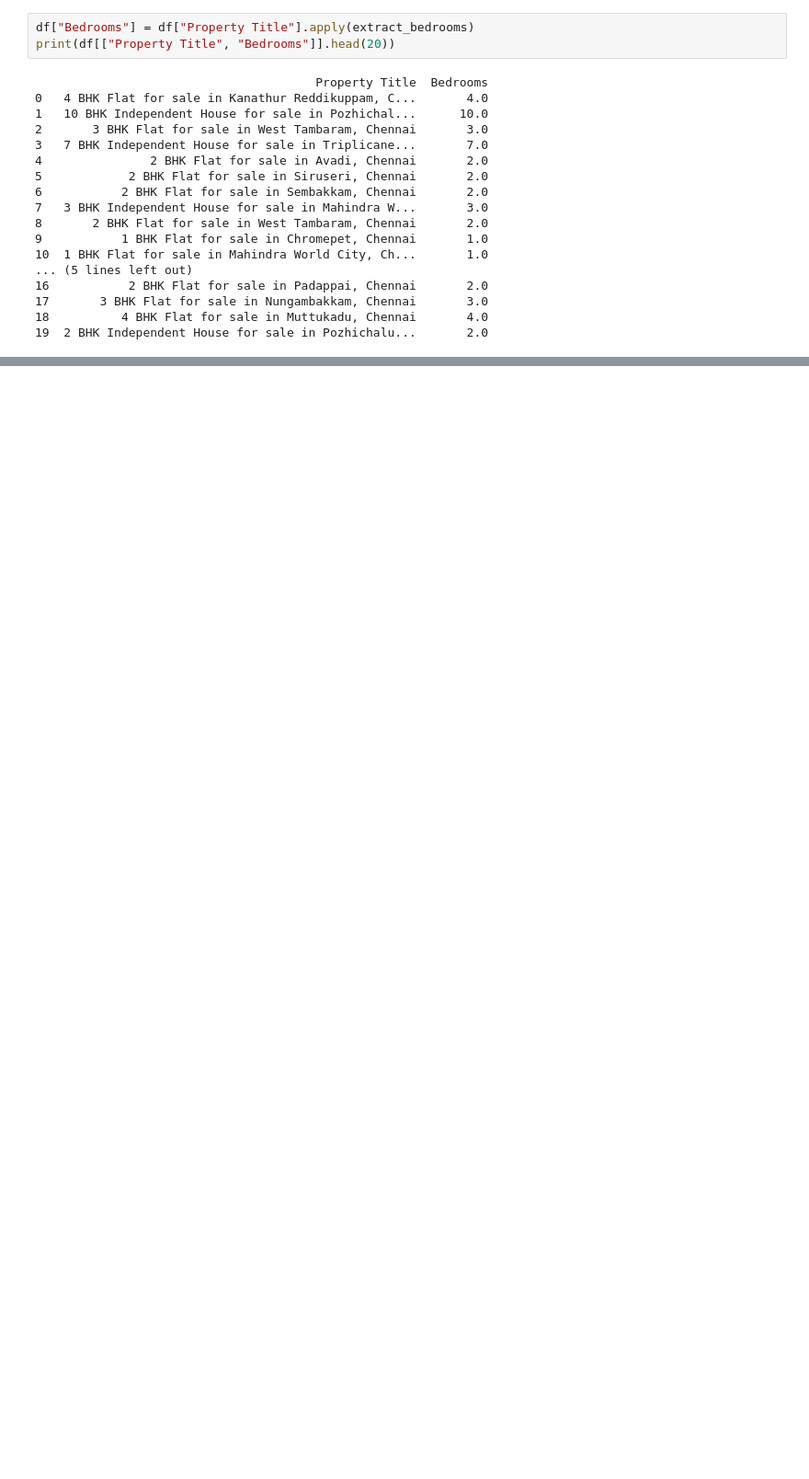
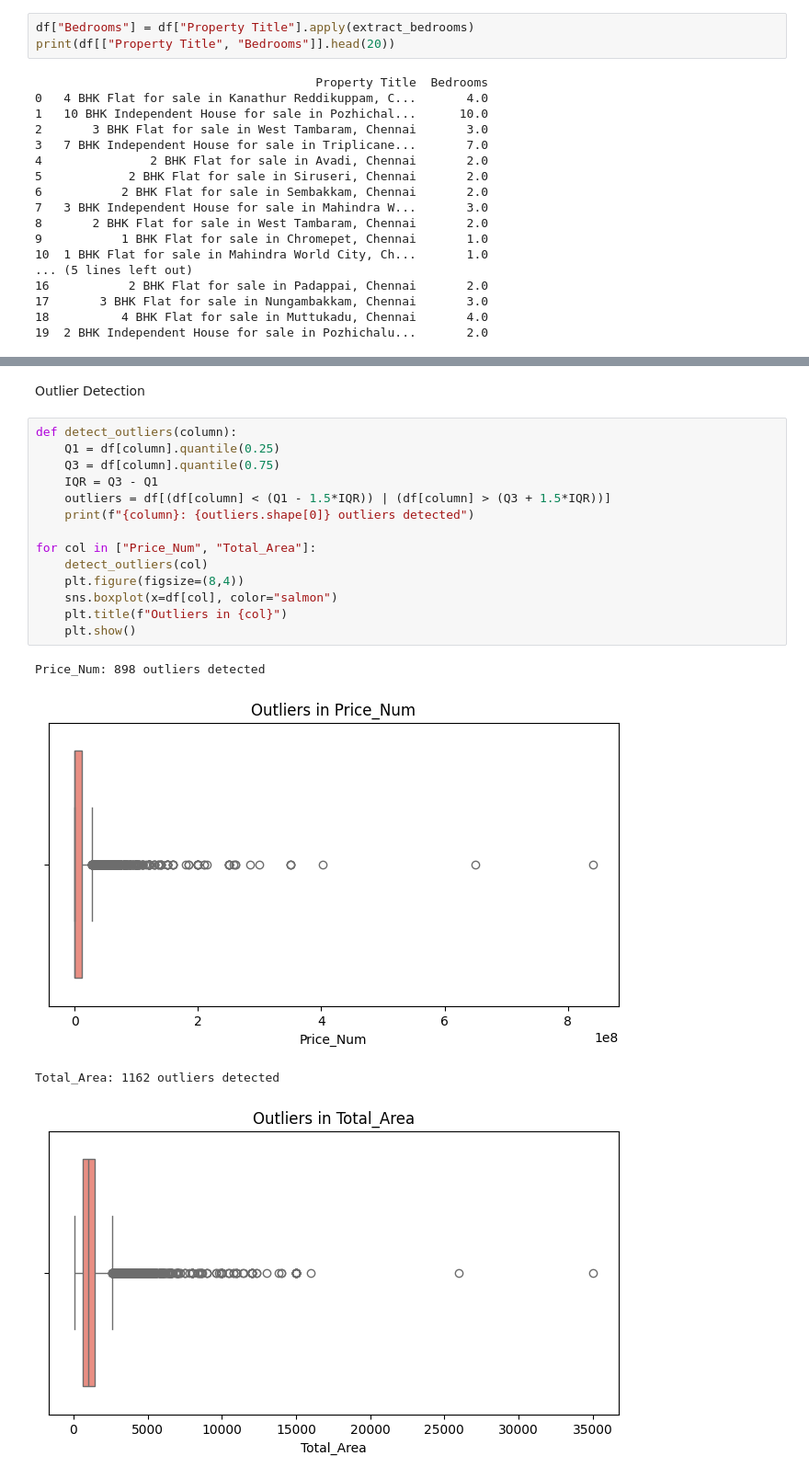
Before and after one commit to AabidMK/RealtyAI_Infosys_Internship_Aug2025, a Jupyter notebook: House Price prediction model.ipynb, the cells around one changed output, grey strips where cells are left out. Shown: that part at 92% size. Drawn from its saved outputs; the diff is of its cells as text; blank space fills up the shorter version.

Commit message:
EDA including univariate analysis, Outliers Detection And Correlation heatMap

```diff
--- a/House Price prediction model.ipynb
+++ b/House Price prediction model.ipynb
@@ -149,0 +212,21 @@ print(df[["Property Title", "Bedrooms"]].head(20))
+# %% [markdown]
+Outlier Detection
+# %%
+def detect_outliers(column):
+    Q1 = df[column].quantile(0.25)
+    Q3 = df[column].quantile(0.75)
+    IQR = Q3 - Q1
+    outliers = df[(df[column] < (Q1 - 1.5*IQR)) | (df[column] > (Q3 + 1.5*IQR))]
+    print(f"{column}: {outliers.shape[0]} outliers detected")
+
+for col in ["Price_Num", "Total_Area"]:
+    detect_outliers(col)
+    plt.figure(figsize=(8,4))
+    sns.boxplot(x=df[col], color="salmon")
+    plt.title(f"Outliers in {col}")
+    plt.show()
+# %% [output]
+Price_Num: 898 outliers detected
+[figure, added]
+Total_Area: 1162 outliers detected
+[figure, added]
```
Also changed, not shown: parts of 11 cells of this notebook.
